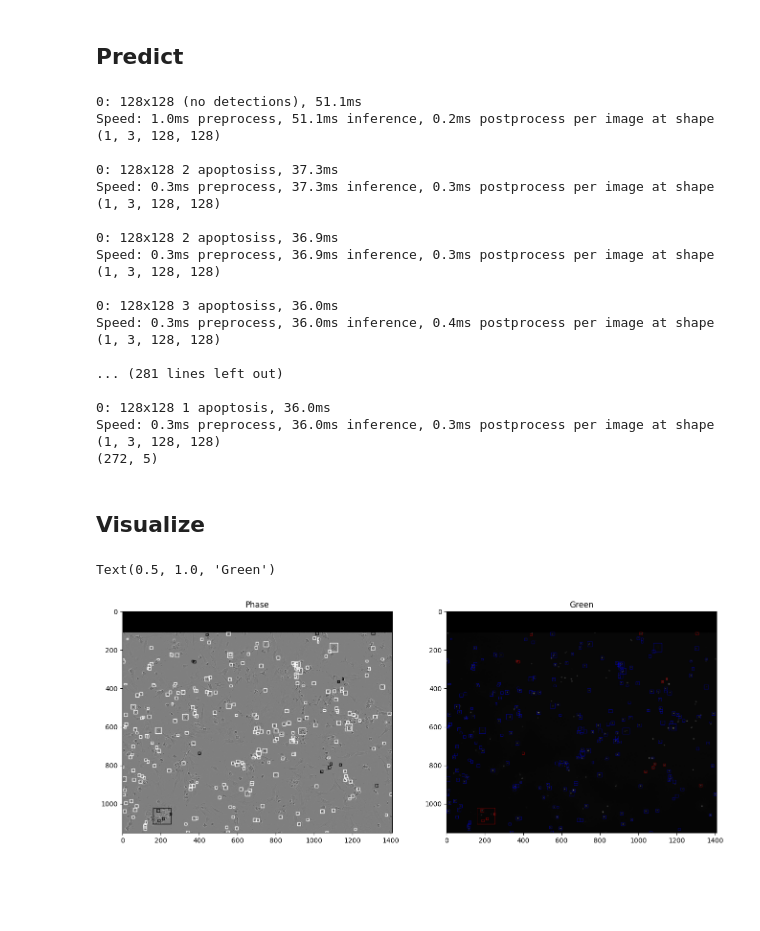
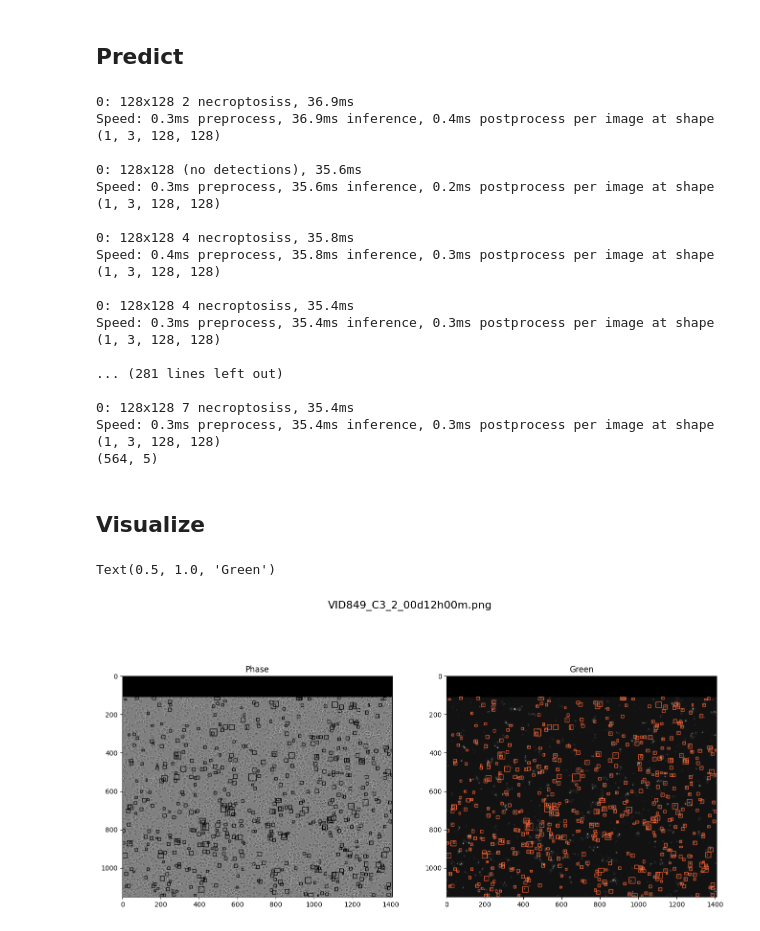
Before and after one commit to LSUHSC-CAIPP-Core-B/CellDetection, a Jupyter notebook: yolo/yolo_inference_test.ipynb, the cells around one changed output. Drawn from its saved outputs; the diff is of its cells as text; code cells hidden in the pictures; blank space fills up the shorter version.

```diff
--- a/yolo/yolo_inference_test.ipynb
+++ b/yolo/yolo_inference_test.ipynb
@@ -26,10 +26,11 @@ results_dir = "/Users/sapplab/Desktop/CellDataProcessing/MEF1/"
 images = os.listdir(images_dir)
 len_images = len(images)
 # %%
-DEATH_TYPE = "Apoptosis"
-base_dir = "/Users/sapplab/Desktop/CellDataProcessing/test_images/" + DEATH_TYPE + "/images/"
-images_dir = base_dir + "test/"
-green_dir = base_dir + "test_green/"
+DEATH_TYPE = "Necroptosis"
+CELL_TYPE = "HT29"
+base_dir = "/Users/sapplab/Desktop/CellDataProcessing/new_data/" + DEATH_TYPE + "/"
+images_dir = base_dir + CELL_TYPE + "_phase/"
+green_dir = base_dir + CELL_TYPE + "_Green/"
 results_dir = "/Users/sapplab/Desktop/CellDataProcessing/test_images/"
 images = os.listdir(images_dir)
 len_images = len(images)
@@ -47,30 +48,30 @@ img = cv2.imread(source, cv2.IMREAD_UNCHANGED)
 
 img_green = cv2.imread(source_green, cv2.IMREAD_UNCHANGED)
 img_green = cv2.convertScaleAbs(img_green, alpha=(255.0/65535.0))
-img_green = cv2.addWeighted(img_green, 1.7, np.zeros(img_green.shape, img_green.dtype), 0, 0.0)
+img_green = cv2.addWeighted(img_green, 6.7, np.zeros(img_green.shape, img_green.dtype), 0, 5.0)
 # %% [markdown]
 ## Predict
 # %%
 results = cell_detector.predict_with_crop(img, 0.2, 0.4)
 print(np.shape(results))
 # %% [output]
-0: 128x128 (no detections), 51.1ms
-Speed: 1.0ms preprocess, 51.1ms inference, 0.2ms postprocess per image at shape (1, 3, 128, 128)
+0: 128x128 2 necroptosiss, 36.9ms
+Speed: 0.3ms preprocess, 36.9ms inference, 0.4ms postprocess per image at shape (1, 3, 128, 128)
 
-0: 128x128 2 apoptosiss, 37.3ms
-Speed: 0.3ms preprocess, 37.3ms inference, 0.3ms postprocess per image at shape (1, 3, 128, 128)
+0: 128x128 (no detections), 35.6ms
+Speed: 0.3ms preprocess, 35.6ms inference, 0.2ms postprocess per image at shape (1, 3, 128, 128)
 
-0: 128x128 2 apoptosiss, 36.9ms
-Speed: 0.3ms preprocess, 36.9ms inference, 0.3ms postprocess per image at shape (1, 3, 128, 128)
+0: 128x128 4 necroptosiss, 35.8ms
+Speed: 0.4ms preprocess, 35.8ms inference, 0.3ms postprocess per image at shape (1, 3, 128, 128)
 
-0: 128x128 3 apoptosiss, 36.0ms
-Speed: 0.3ms preprocess, 36.0ms inference, 0.4ms postprocess per image at shape (1, 3, 128, 128)
+0: 128x128 4 necroptosiss, 35.4ms
+Speed: 0.3ms preprocess, 35.4ms inference, 0.3ms postprocess per image at shape (1, 3, 128, 128)
 
 ... (281 lines left out)
 
-0: 128x128 1 apoptosis, 36.0ms
-Speed: 0.3ms preprocess, 36.0ms inference, 0.3ms postprocess per image at shape (1, 3, 128, 128)
-(272, 5)
+0: 128x128 7 necroptosiss, 35.4ms
+Speed: 0.3ms preprocess, 35.4ms inference, 0.3ms postprocess per image at shape (1, 3, 128, 128)
+(564, 5)
 # %% [markdown]
 ## Visualize
 # %%
@@ -82,18 +83,19 @@ else:
     image_boxed = cell_detector.box_image(img, results)
 # %%
 fig, ((ax1),(ax2)) = plt.subplots(nrows=1,ncols=2,figsize=(16,8))
+fig.suptitle(str(images[image_id]), fontsize=16)
 
 image_boxed = cv2.cvtColor(image_boxed, cv2.COLOR_BGR2RGB)
 
 image_green_boxed = cv2.cvtColor(image_green_boxed, cv2.COLOR_BGR2RGB)
 
 
 ax1.imshow(image_boxed)
 ax1.set_title("Phase")
 
 ax2.imshow(image_green_boxed)
 ax2.set_title("Green")
 # %% [output]
 Text(0.5, 1.0, 'Green')
-[figure, old version]
+[figure, new version]
 # %%
```
Also changed, not shown: parts of 2 cells of this notebook, 6 other files.
